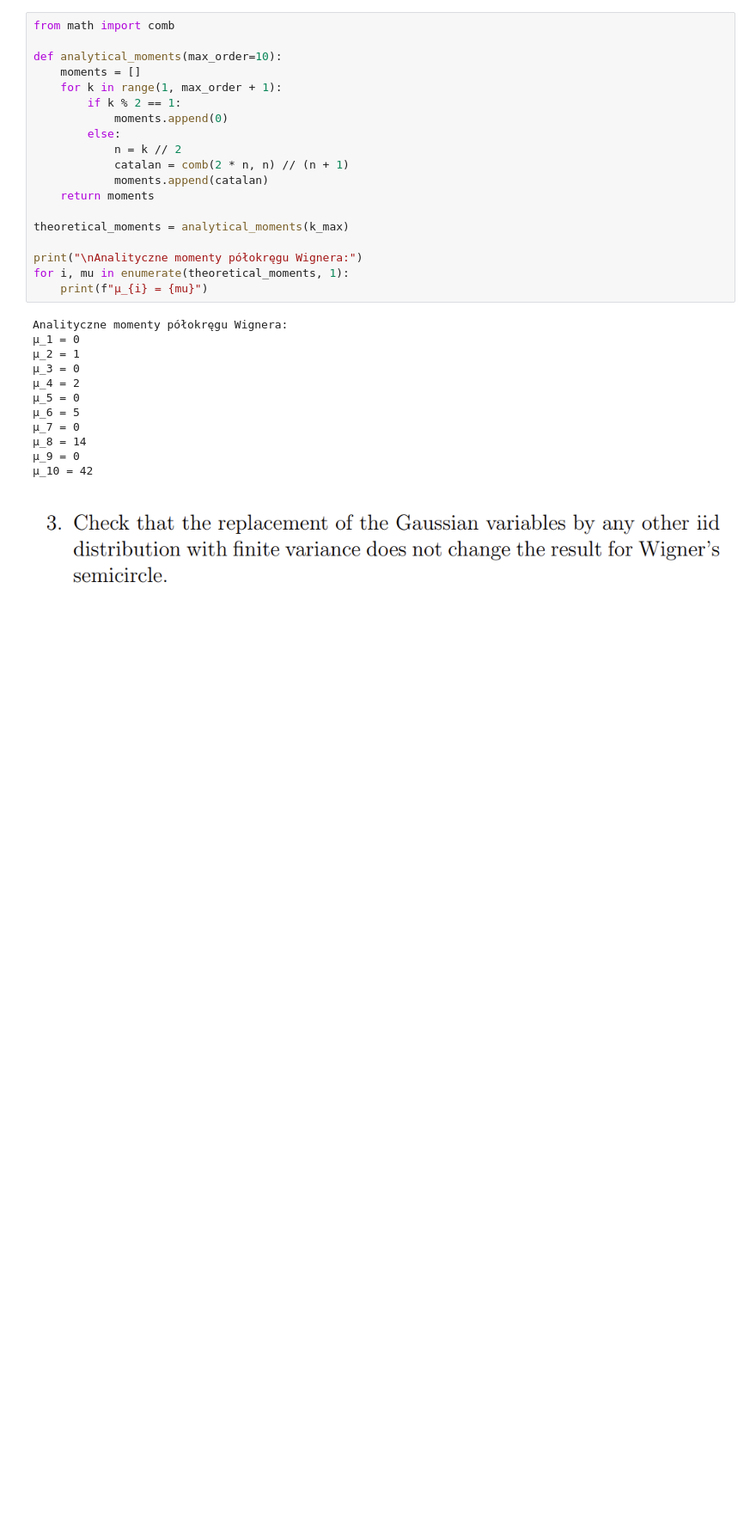
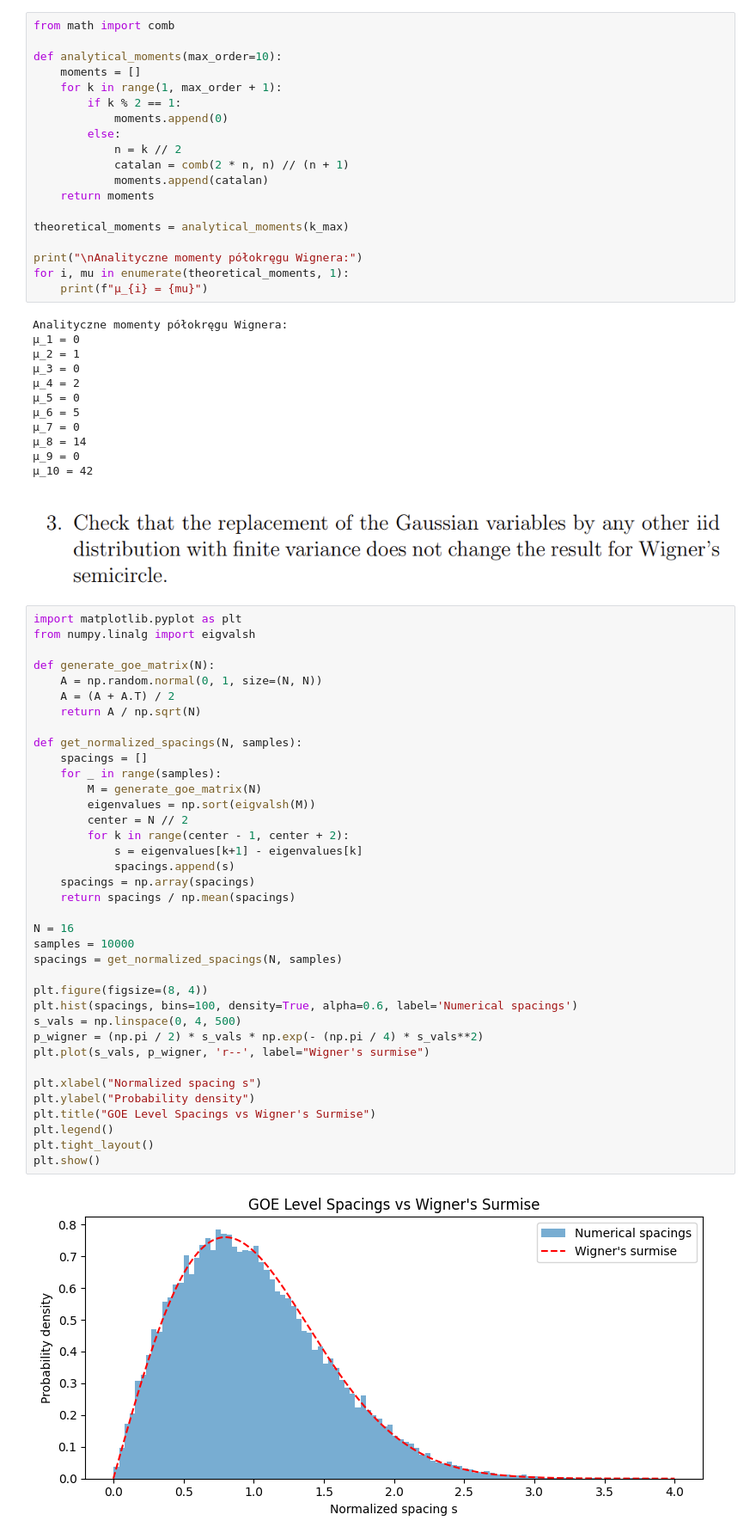
Before and after one commit to TypicalMonkey/Risk-machen, a Jupyter notebook: Problems 5/RM5.ipynb, the cells around one changed output. Shown at 86% size. Cells and saved outputs as stored; diff of their text form; blank space fills up the shorter version.

```diff
--- a/Problems 5/RM5.ipynb
+++ b/Problems 5/RM5.ipynb
@@ -139,3 +139,42 @@ Analityczne momenty półokręgu Wignera:
 μ_10 = 42
 # %% [markdown]
 ![image.png](attachment:image.png)
+# %%
+import matplotlib.pyplot as plt
+from numpy.linalg import eigvalsh
+
+def generate_goe_matrix(N):
+    A = np.random.normal(0, 1, size=(N, N))
+    A = (A + A.T) / 2
+    return A / np.sqrt(N)
+
+def get_normalized_spacings(N, samples):
+    spacings = []
+    for _ in range(samples):
+        M = generate_goe_matrix(N)
+        eigenvalues = np.sort(eigvalsh(M))
+        center = N // 2
+        for k in range(center - 1, center + 2):
+            s = eigenvalues[k+1] - eigenvalues[k]
+            spacings.append(s)
+    spacings = np.array(spacings)
+    return spacings / np.mean(spacings)
+
+N = 16
+samples = 10000
+spacings = get_normalized_spacings(N, samples)
+
+plt.figure(figsize=(8, 4))
+plt.hist(spacings, bins=100, density=True, alpha=0.6, label='Numerical spacings')
+s_vals = np.linspace(0, 4, 500)
+p_wigner = (np.pi / 2) * s_vals * np.exp(- (np.pi / 4) * s_vals**2)
+plt.plot(s_vals, p_wigner, 'r--', label="Wigner's surmise")
+
+plt.xlabel("Normalized spacing s")
+plt.ylabel("Probability density")
+plt.title("GOE Level Spacings vs Wigner's Surmise")
+plt.legend()
+plt.tight_layout()
+plt.show()
+# %% [output]
+[figure, added]
```
Also changed, not shown: parts of 6 cells of this notebook, 2 other files.
